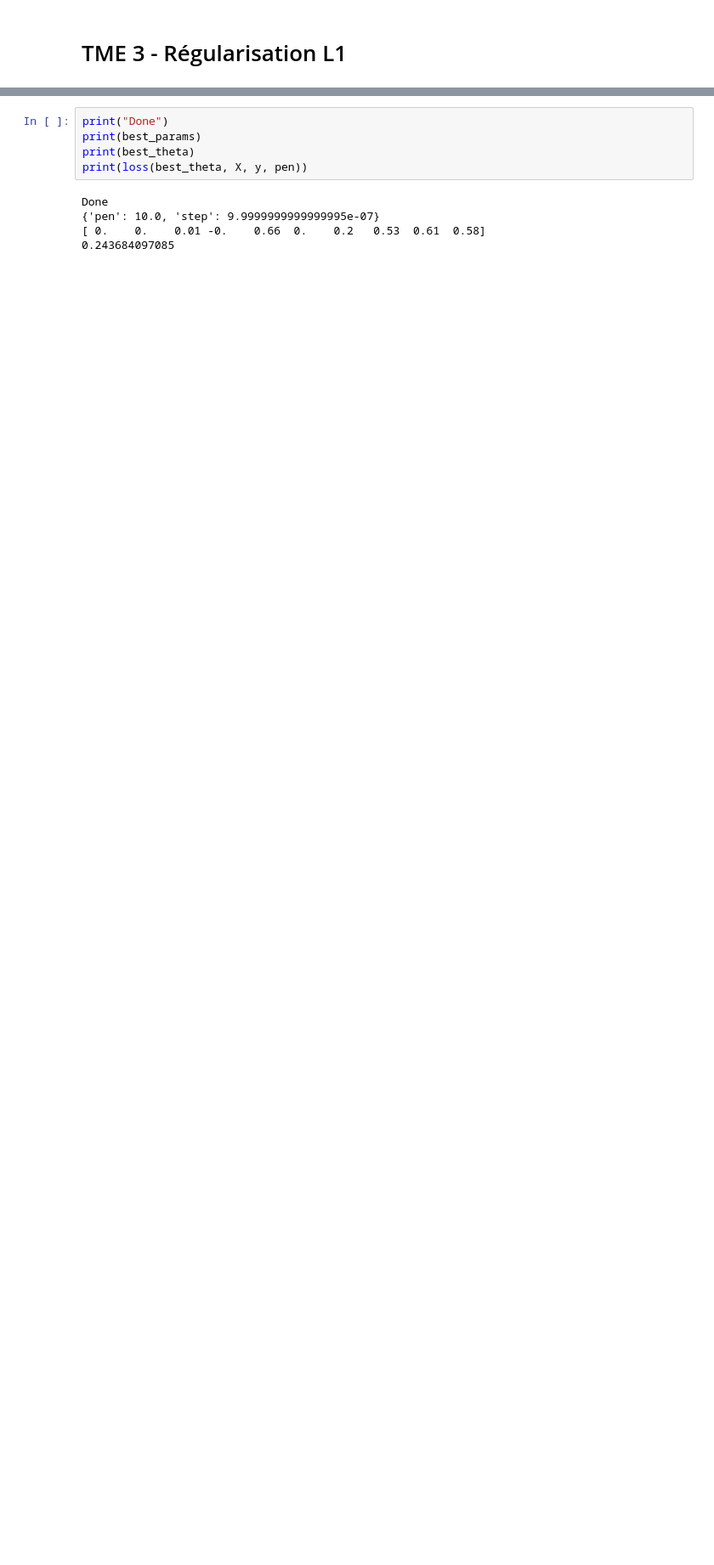
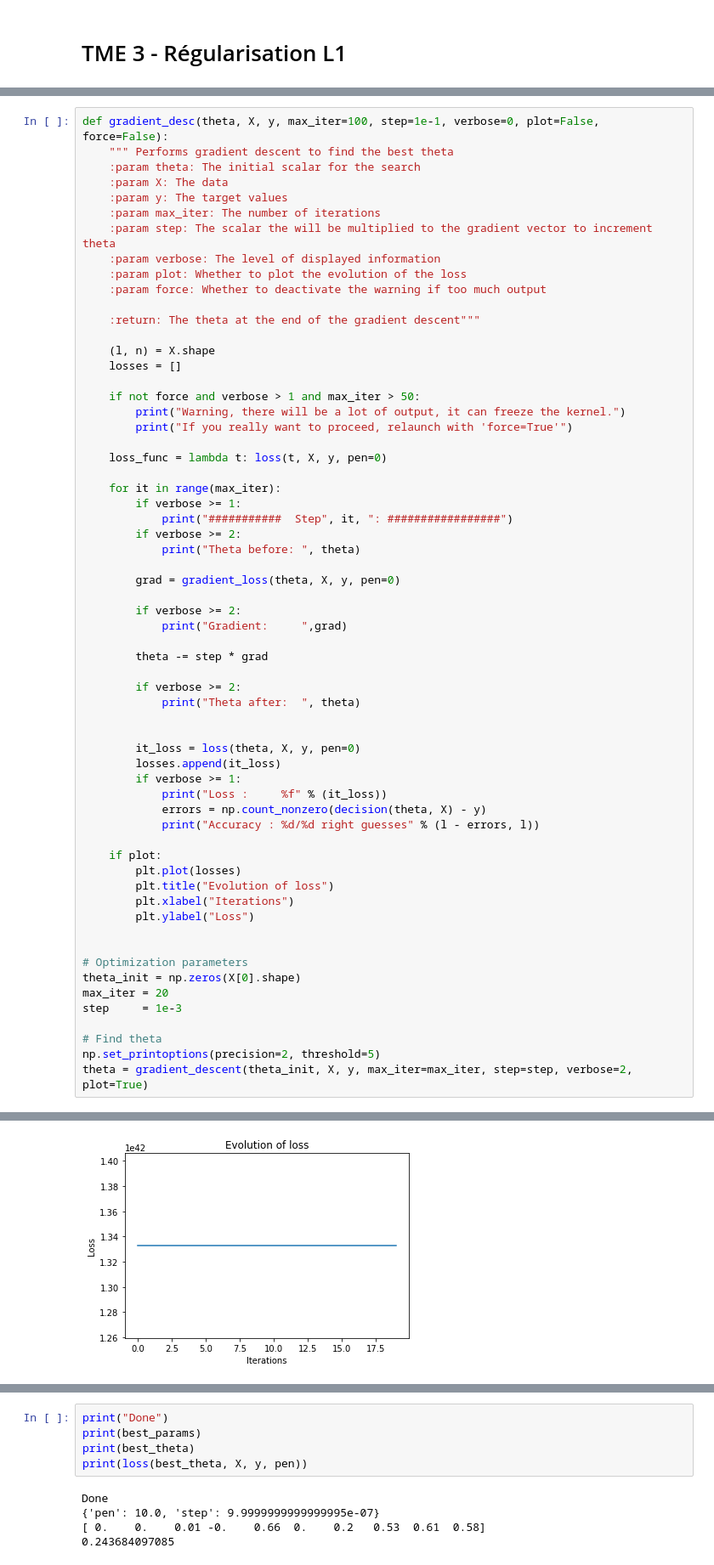
Before and after one commit to LoicH/M2-DAC, a Jupyter notebook: FDMS/TME3/reg_l1.ipynb, the cells around one changed output, grey strips where cells are left out. Shown at 85% size. Saved outputs shown, nothing was run; the diff lists cells and outputs as text; blank space fills up the shorter version.

```diff
--- a/FDMS/TME3/reg_l1.ipynb
+++ b/FDMS/TME3/reg_l1.ipynb
@@ -94,0 +101,63 @@ Error according to check_grad(): 0.00668089901069
+# %%
+def gradient_desc(theta, X, y, max_iter=100, step=1e-1, verbose=0, plot=False, force=False):
+    """ Performs gradient descent to find the best theta
+    :param theta: The initial scalar for the search
+    :param X: The data
+    :param y: The target values
+    :param max_iter: The number of iterations
+    :param step: The scalar the will be multiplied to the gradient vector to increment theta
+    :param verbose: The level of displayed information
+    :param plot: Whether to plot the evolution of the loss
+    :param force: Whether to deactivate the warning if too much output
+
+    :return: The theta at the end of the gradient descent"""
+
+    (l, n) = X.shape
+    losses = []
+
+    if not force and verbose > 1 and max_iter > 50:
+        print("Warning, there will be a lot of output, it can freeze the kernel.")
+        print("If you really want to proceed, relaunch with 'force=True'")
+
+    loss_func = lambda t: loss(t, X, y, pen=0)
+
+    for it in range(max_iter):
+        if verbose >= 1:
+            print("###########  Step", it, ": #################")
+        if verbose >= 2:
+            print("Theta before: ", theta)
+
+        grad = gradient_loss(theta, X, y, pen=0)
+
+        if verbose >= 2:
+            print("Gradient:     ",grad)
+
+        theta -= step * grad
+
+        if verbose >= 2:
+            print("Theta after:  ", theta)
+
+
+        it_loss = loss(theta, X, y, pen=0)
+        losses.append(it_loss)
+        if verbose >= 1:
+            print("Loss :     %f" % (it_loss))
+            errors = np.count_nonzero(decision(theta, X) - y)
+            print("Accuracy : %d/%d right guesses" % (l - errors, l))
+
+    if plot:
+        plt.plot(losses)
+        plt.title("Evolution of loss")
+        plt.xlabel("Iterations")
+        plt.ylabel("Loss")
+
+
+# Optimization parameters
+theta_init = np.zeros(X[0].shape)
+max_iter = 20
+step     = 1e-3
+
+# Find theta
+np.set_printoptions(precision=2, threshold=5)
+theta = gradient_descent(theta_init, X, y, max_iter=max_iter, step=step, verbose=2, plot=True)
+# %% [output]
@@ -94,0 +181 @@ Error according to check_grad(): 0.00668089901069
+[figure, added]
```
Also changed, not shown: parts of 5 cells of this notebook.
